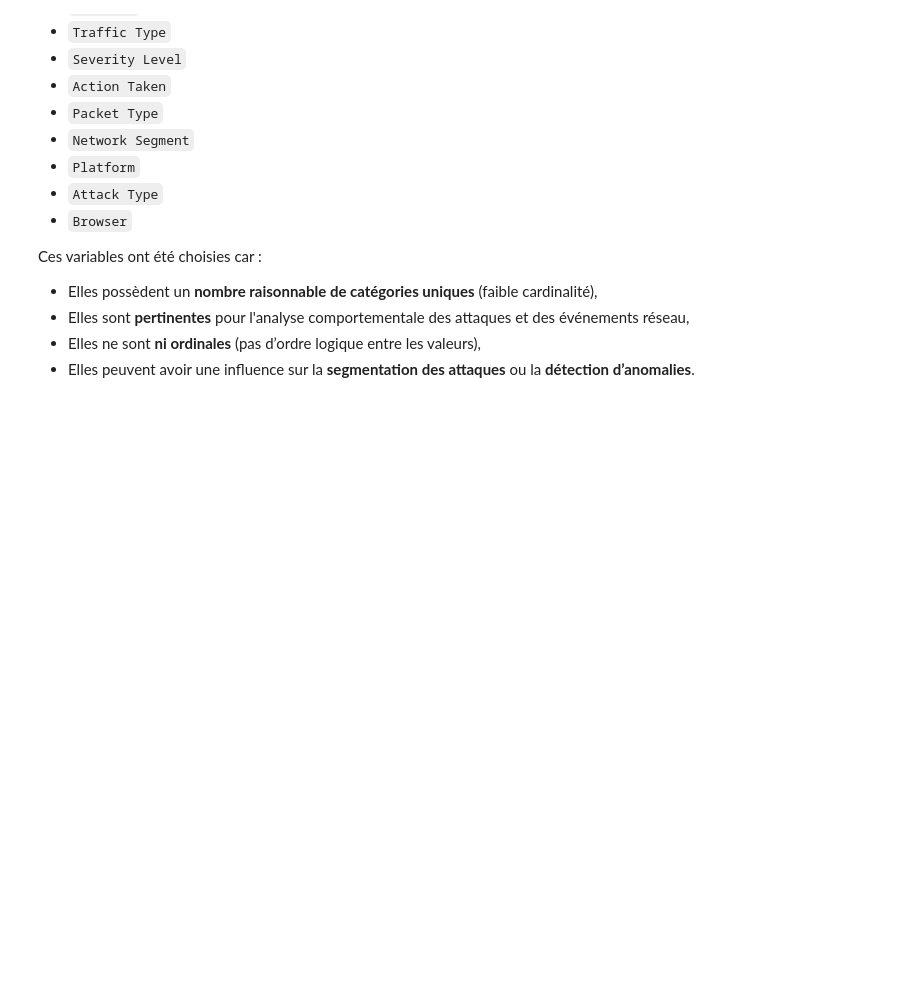
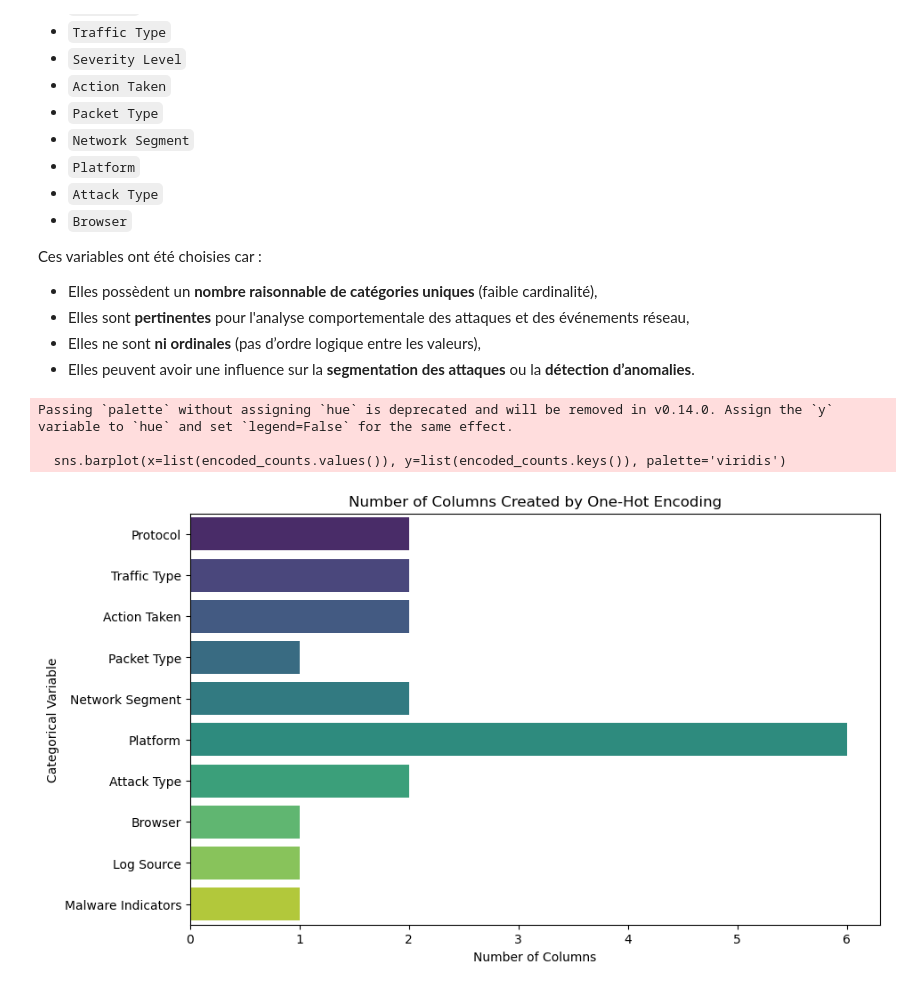
Before and after one commit to Hamzazarai/Data-Mining-Project, a Jupyter notebook: notebooks/CyberAttacks.ipynb, the cells around one changed output. Saved outputs shown, nothing was run; the diff lists cells and outputs as text; code cells hidden in the pictures; blank space fills up the shorter version.

Commit message:
Data Preparation

```diff
--- a/notebooks/CyberAttacks.ipynb
+++ b/notebooks/CyberAttacks.ipynb
@@ -292,3 +292,32 @@ df_encoded = pd.concat([df.drop(columns=cols_to_encode), encoded_df], axis=1)
 
 encoded="../data/processed/encoded_cybersecurity_attacks.csv"
 df_encoded.to_csv(encoded)
+# %%
+# Liste des colonnes encodées
+cols_to_encode = ['Protocol', 'Traffic Type', 'Action Taken', 'Packet Type',
+                  'Network Segment', 'Platform', 'Attack Type', 'Browser',
+                  'Log Source', 'Malware Indicators']
+df = pd.read_csv("../data/processed/processed_cybersecurity_attacks.csv")
+
+# Compter le nombre de catégories après regroupement des rares
+encoded_counts = {}
+threshold = 0.01
+for col in cols_to_encode:
+    freq = df[col].value_counts(normalize=True)
+    rare_categories = freq[freq < threshold].index
+    df[col] = df[col].replace(rare_categories, 'Other')
+    encoded_counts[col] = df[col].nunique() - 1  # Moins 1 pour drop='first'
+
+# Barplot
+plt.figure(figsize=(10, 6))
+sns.barplot(x=list(encoded_counts.values()), y=list(encoded_counts.keys()), palette='viridis')
+plt.title('Number of Columns Created by One-Hot Encoding')
+plt.xlabel('Number of Columns')
+plt.ylabel('Categorical Variable')
+plt.savefig('../results/figures/one_hot_dimension.png', dpi=300, bbox_inches='tight')
+plt.show()
+# %% [output]
+Passing `palette` without assigning `hue` is deprecated and will be removed in v0.14.0. Assign the `y` variable to `hue` and set `legend=False` for the same effect.
+
+  sns.barplot(x=list(encoded_counts.values()), y=list(encoded_counts.keys()), palette='viridis')
+[figure, added]
```
Also changed, not shown: parts of 7 cells of this notebook, 8 other files.
